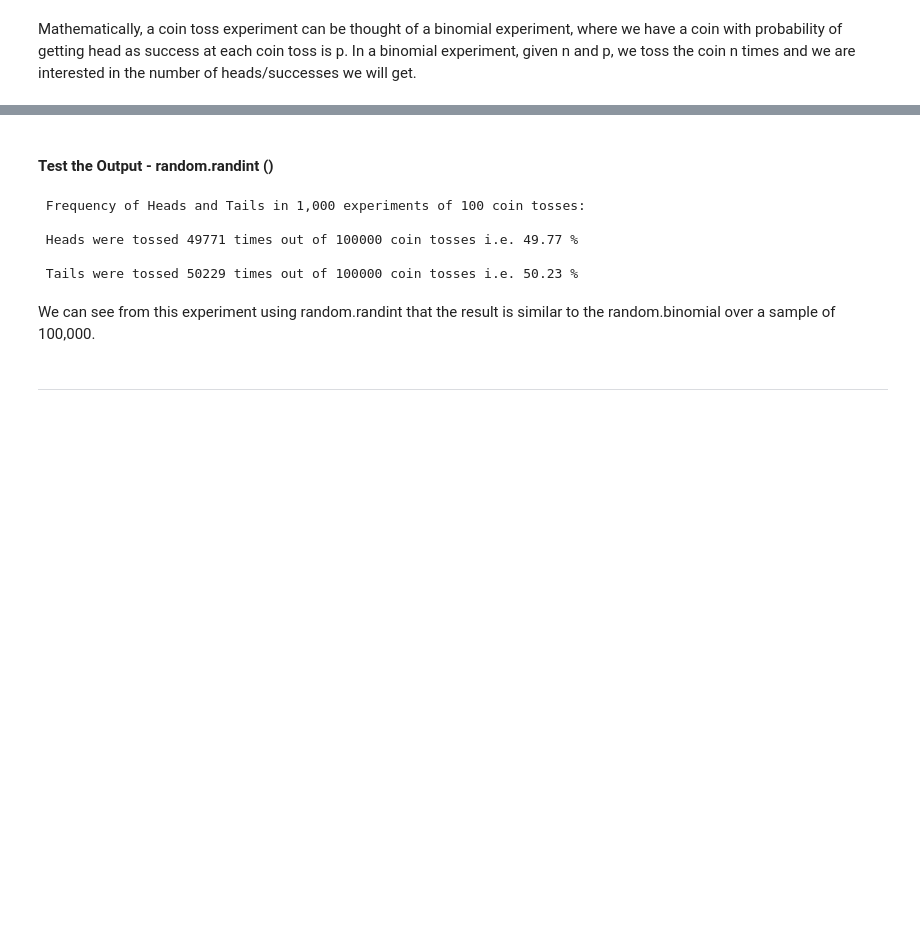
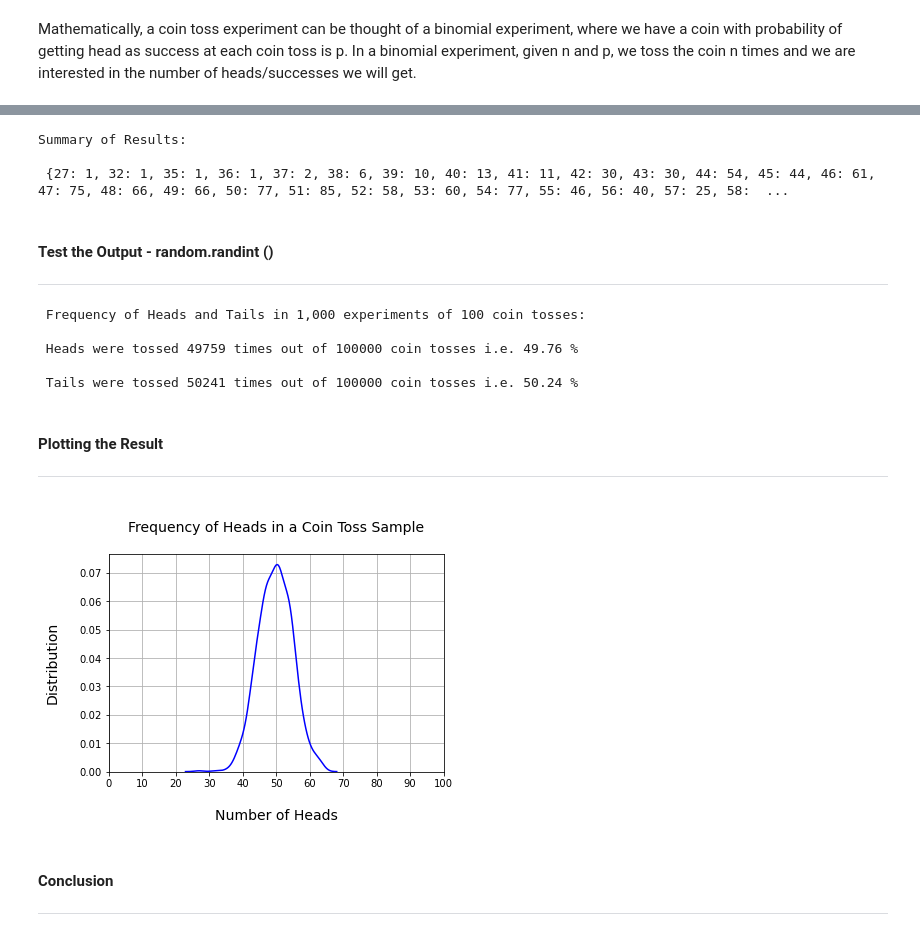
Before and after one commit to Fiona-600/Data-Analytics-2020-Tasks, a Jupyter notebook: Task-3/Toss-a-coin.ipynb, the cells around one changed output, grey strips where cells are left out. Cells and saved outputs as stored; diff of their text form; code cells hidden in the pictures; blank space fills up the shorter version.

```diff
--- a/Task-3/Toss-a-coin.ipynb
+++ b/Task-3/Toss-a-coin.ipynb
@@ -91,14 +149,15 @@ We can see from the test above that the experiment chose heads and tails equally
 # %%
-import numpy as np
+#Method 2:
 n1 = 100
 k = 1000
-print ("\nRESULTS OF THE COIN TOSS EXPERIMENT\n")
-print("Results by Round:\n")
+print ("\nDETAILED RESULTS BY ROUND:")
+
 running_total = 0
+List = []
 for coin_toss in range (1,(k+1)):
-    #np.random.seed(1)# set the seed if I want to get the same random selection every time
-    r1 = (np.random.randint (0, 2, size =100))
+    r1 = (np.random.randint (0, 2, size = 100))
     running_total = running_total + r1
-    print(f' \nRound{coin_toss:5}:  Heads = {sum(r1):3}   Tails = {n-sum(r1):3}')
+    List.append (sum((r1)))
+    print(f' \nRound{coin_toss:5}:  Heads = {sum(r1):3}   Tails = {n1-sum(r1):3}')
     print("\n",str(r1))
 # %% [output]
@@ -124,5 +194,21 @@ Round    2:  Heads =  53   Tails =  47
+# %%
+Frequency1 = {} # create a blank dictionary to store frequency of each element
+
+for L in sorted (List): # iterating over the elements for frequency
+    if L in Frequency1:  #check if the l in the 'L' is already in the dictionary
+        Frequency1 [L] = Frequency1 [L] + 1  # incrementing the count by 1 if already in dictionary
+    else:
+        Frequency1 [L] = 1 # setting the count to 1 if first instance i.e not in the dictionary yet
+
+print("\nSummary of Results:")
+print ("\n",Frequency1,"\n")
+# %% [output]
+Summary of Results:
+
+ {27: 1, 32: 1, 35: 1, 36: 1, 37: 2, 38: 6, 39: 10, 40: 13, 41: 11, 42: 30, 43: 30, 44: 54, 45: 44, 46: 61, 47: 75, 48: 66, 49: 66, 50: 77, 51: 85, 52: 58, 53: 60, 54: 77, 55: 46, 56: 40, 57: 25, 58:  ...
 # %% [markdown]
 #### Test the Output - random.randint ()
+***
 # %%
 print ("\n Frequency of Heads and Tails in 1,000 experiments of 100 coin tosses:")
 print("\n Heads were tossed",sum(running_total),"times out of",(n1 * k), "coin tosses i.e.",round((sum(running_total))/(k*n)*100,2),"%\n")
@@ -130,10 +216,22 @@ print(" Tails were tossed",(k*n-sum(running_total)),"times out of",(n1 * k),"coi
 # %% [output]
  Frequency of Heads and Tails in 1,000 experiments of 100 coin tosses:
 
- Heads were tossed 49771 times out of 100000 coin tosses i.e. 49.77 %
+ Heads were tossed 49759 times out of 100000 coin tosses i.e. 49.76 %
 
- Tails were tossed 50229 times out of 100000 coin tosses i.e. 50.23 %
+ Tails were tossed 50241 times out of 100000 coin tosses i.e. 50.24 %
-# %% [markdown]
-We can see from this experiment using random.randint that the result is similar to the random.binomial over a sample of 100,000.
+# %% [markdown]
+#### Plotting the Result
+***
+# %%
+sns.distplot(List,color = 'blue', hist = False, kde=1)
+plt.xticks([0, 10, 20, 30,40,50,60,70,80,90,100])
+plt.title ('\nFrequency of Heads in a Coin Toss Sample\n',fontsize=14)
+plt.xlabel('\nNumber of Heads',fontsize=14)
+plt.ylabel('Distribution\n',fontsize=14)
+plt.grid(True)
+plt.show();
+# %% [output]
+[figure, added]
 # %% [markdown]
+#### Conclusion
 ***
```
Also changed, not shown: parts of 33 cells of this notebook.
